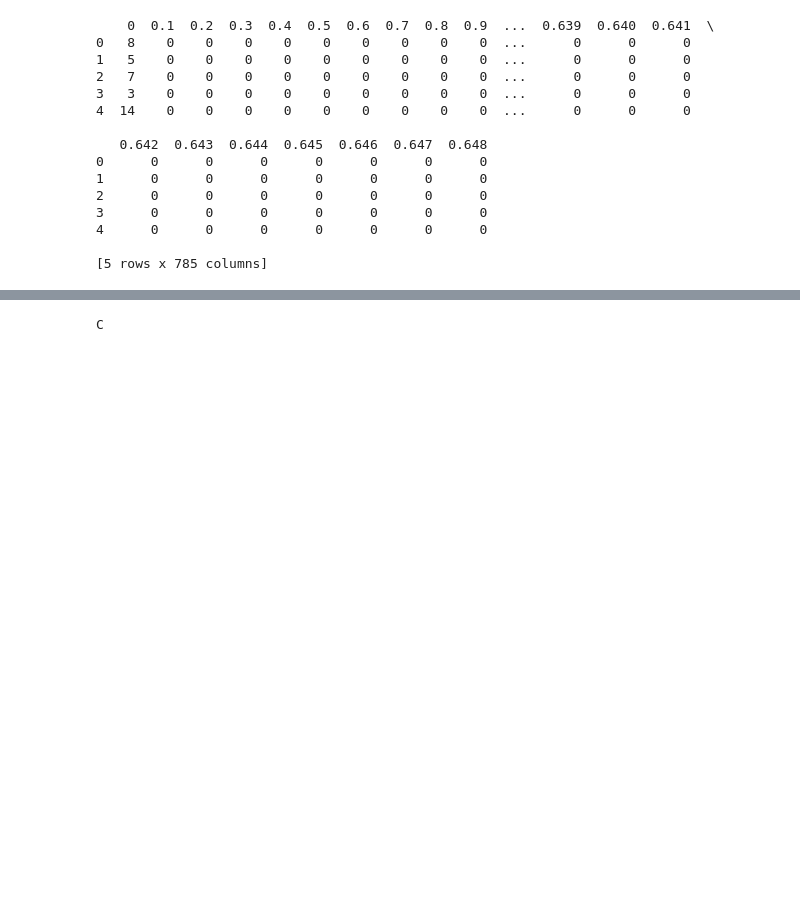
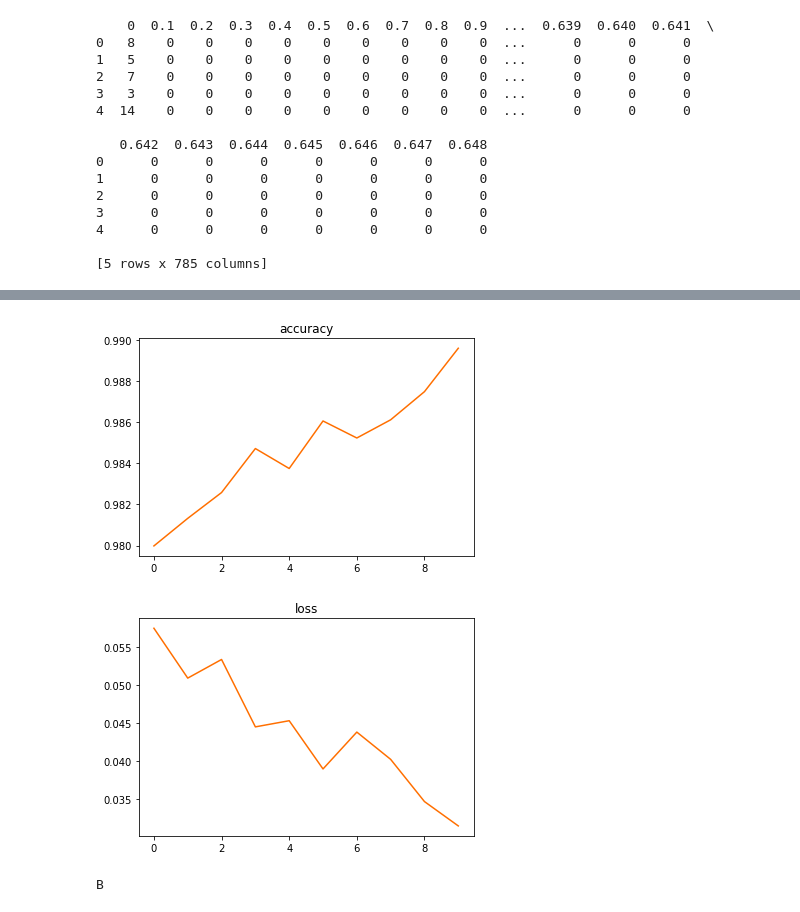
Before and after one commit to ashufarswan/Data-Science, a Jupyter notebook: Character Recognization using MNIST Data Set/mnist_digit.ipynb, the cells around one changed output, grey strips where cells are left out. Cells and saved outputs as stored; diff of their text form; code cells hidden in the pictures; blank space fills up the shorter version.

```diff
--- a/Character Recognization using MNIST Data Set/mnist_digit.ipynb
+++ b/Character Recognization using MNIST Data Set/mnist_digit.ipynb
@@ -134,7 +144,7 @@ y_test = np.concatenate((y_test1, y_test2), axis=0)
 from tensorflow.keras import models,layers
 model = models.Sequential()
 # 1 convolutional layer
-model.add(layers.Conv2D(64,(3,3), activation = 'relu' , input_shape = (28,28,1)))
+model.add(layers.Conv2D(32,(3,3), activation = 'relu', input_shape = (28,28,1)))
 model.add(layers.MaxPooling2D((2,2)))
 
 #2 convolutional layer
@@ -142,16 +152,19 @@ model.add(layers.Conv2D(64,(3,3), activation = 'relu'))
 model.add(layers.MaxPooling2D((2,2)))
 
 #3 convolutional layer
-model.add(layers.Conv2D(32,(3,3), activation = 'relu'))
+model.add(layers.Conv2D(64,(3,3),activation = 'relu'))
 model.add(layers.MaxPooling2D((2,2)))
 
-
+#4 convolutional layer
+model.add(layers.Conv2D(128,(3,3), activation = 'relu',padding="same"))
+model.add(layers.MaxPooling2D((2,2),padding="same"))
+model.add(layers.Dropout(0.4))
 
 # dense layer
 
 model.add(layers.Flatten())
-model.add(layers.Dense(64 ,activation = 'relu'))
-model.add(layers.Dense(64 ,activation = 'relu'))
+model.add(layers.Dense(100 ,activation = 'relu'))
+model.add(layers.Dropout(0.4))
 model.add(layers.Dense(36 ,activation = 'softmax'))
 # %%
 model.summary()
@@ -176,5 +189,5 @@ _________________________________________________________________
 # %%
 model.compile(optimizer='adam', loss = "SparseCategoricalCrossentropy" ,metrics=['accuracy'])
 # %%
-model.fit(x_train,y_train,epochs = 4,validation_data=(x_test, y_test))
+history = model.fit(x_train,y_train,epochs = 10,validation_data=(x_test, y_test))
 # %% [output]
@@ -190,3 +214,13 @@ Epoch 4/4
+# %%
+def plot_metric(metric):
+    plt.plot(range(10), history.history[metric], color="#FF6F00")
+    plt.title(metric)
+    plt.show()
+plot_metric("accuracy")
+plot_metric("loss")
+# %% [output]
+[figure, added]
+[figure, added]
 # %%
 import cv2
 
@@ -207,4 +241,4 @@ if(value>9):
 else:
     print(value)
 # %% [output]
-C
+B
```
Also changed, not shown: parts of 8 cells of this notebook.
